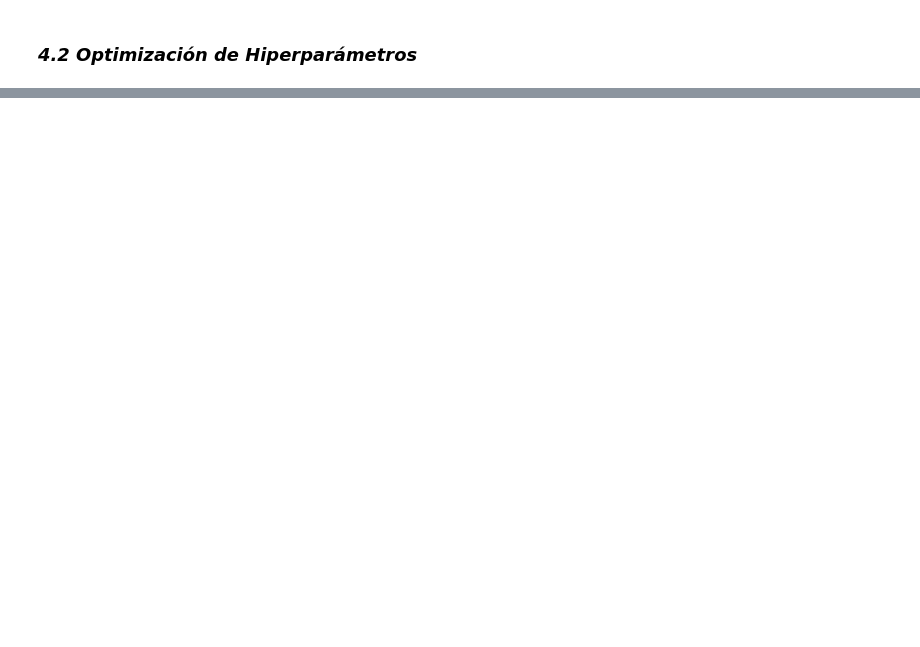
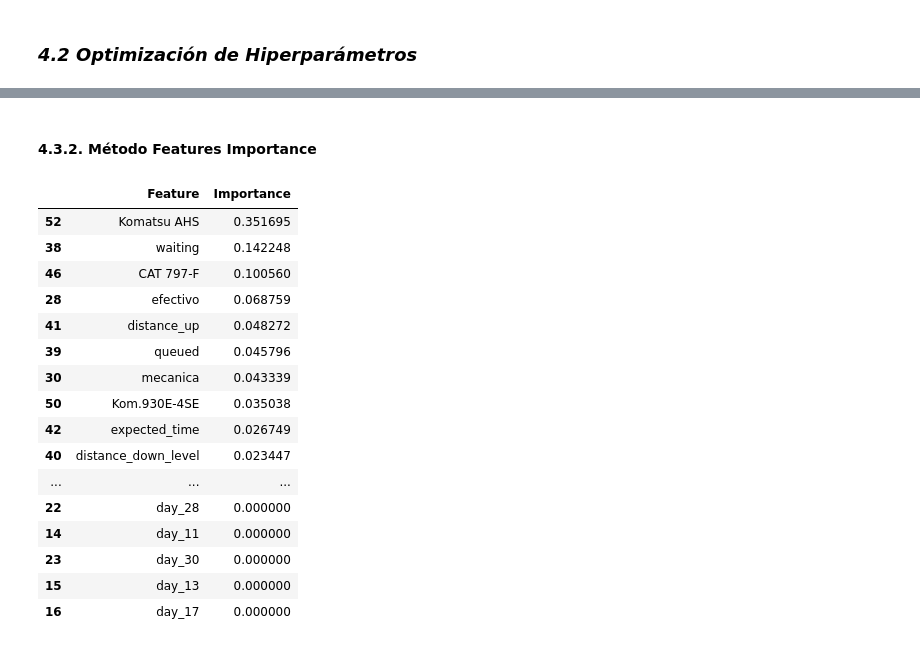
Before and after one commit to ecdiazl/capstone-project, a Jupyter notebook: Random Forest/Capstone - RandomForest v1(payload con Lasso).ipynb, the cells around one changed output, grey strips where cells are left out. Cells and saved outputs as stored; diff of their text form; code cells hidden in the pictures; blank space fills up the shorter version.

```diff
--- a/Random Forest/Capstone - RandomForest v1(payload con Lasso).ipynb
+++ b/Random Forest/Capstone - RandomForest v1(payload con Lasso).ipynb
@@ -373,0 +407,28 @@ test_r2, test_mse, test_rmse
+# %% [markdown]
+#### 4.3.2. Método Features Importance
+# %%
+# Mostrar importancia de las características
+df_importance = pd.DataFrame({'Feature': X_train_lasso.columns,
+                              'Importance': best_tree.feature_importances_})
+
+# Ordenar las características por importancia
+df_importance = df_importance.sort_values('Importance', ascending=False)
+df_importance
+# %% [output]
+|  | Feature | Importance |
+| 52 | Komatsu AHS | 0.351695 |
+| 38 | waiting | 0.142248 |
+| 46 | CAT 797-F | 0.100560 |
+| 28 | efectivo | 0.068759 |
+| 41 | distance_up | 0.048272 |
+| 39 | queued | 0.045796 |
+| 30 | mecanica | 0.043339 |
+| 50 | Kom.930E-4SE | 0.035038 |
+| 42 | expected_time | 0.026749 |
+| 40 | distance_down_level | 0.023447 |
+| ... | ... | ... |
+| 22 | day_28 | 0.000000 |
+| 14 | day_11 | 0.000000 |
+| 23 | day_30 | 0.000000 |
+| 15 | day_13 | 0.000000 |
+| 16 | day_17 | 0.000000 |
```
Also changed, not shown: parts of 17 cells of this notebook, 6 other files.
